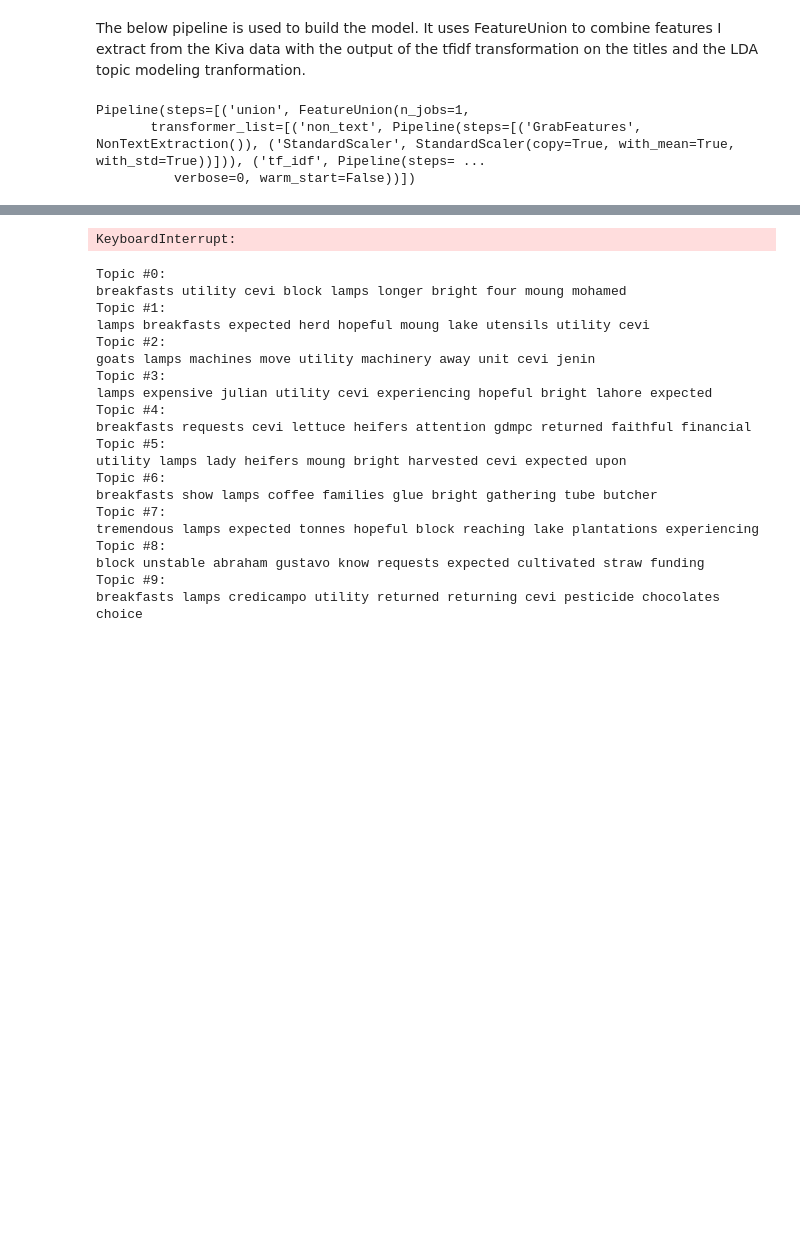
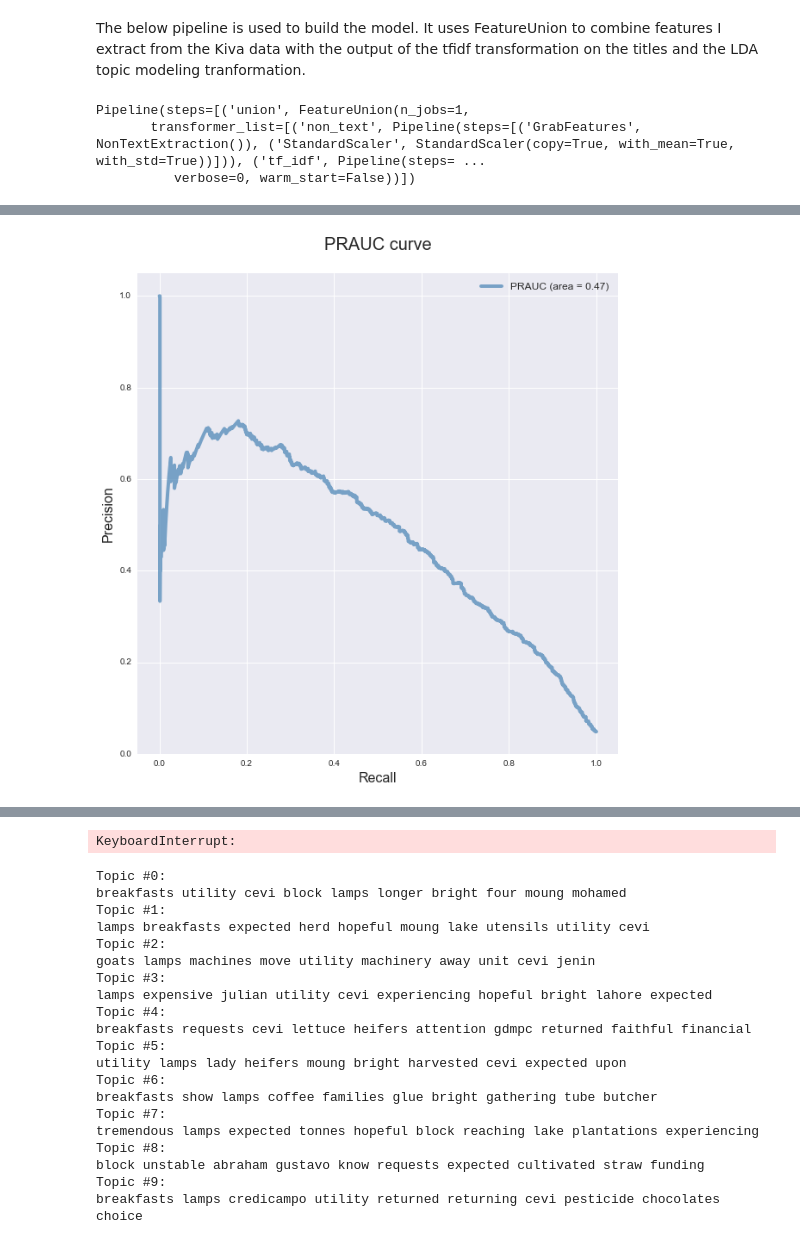
Before and after one commit to rddunlap23/DSI-Kiva-Capstone, a Jupyter notebook: Kiva - Capstone.ipynb, the cells around one changed output, grey strips where cells are left out. Drawn from its saved outputs; the diff is of its cells as text; code cells hidden in the pictures; blank space fills up the shorter version.

```diff
--- a/Kiva - Capstone.ipynb
+++ b/Kiva - Capstone.ipynb
@@ -363,2 +347,6 @@ average precision done
+# %%
+plot_prauc(my_pipeline,X_test,y_test)
+# %% [output]
+[figure, added]
 # %%
 # Compute confusion matrix
```
Also changed, not shown: parts of 13 cells of this notebook.
